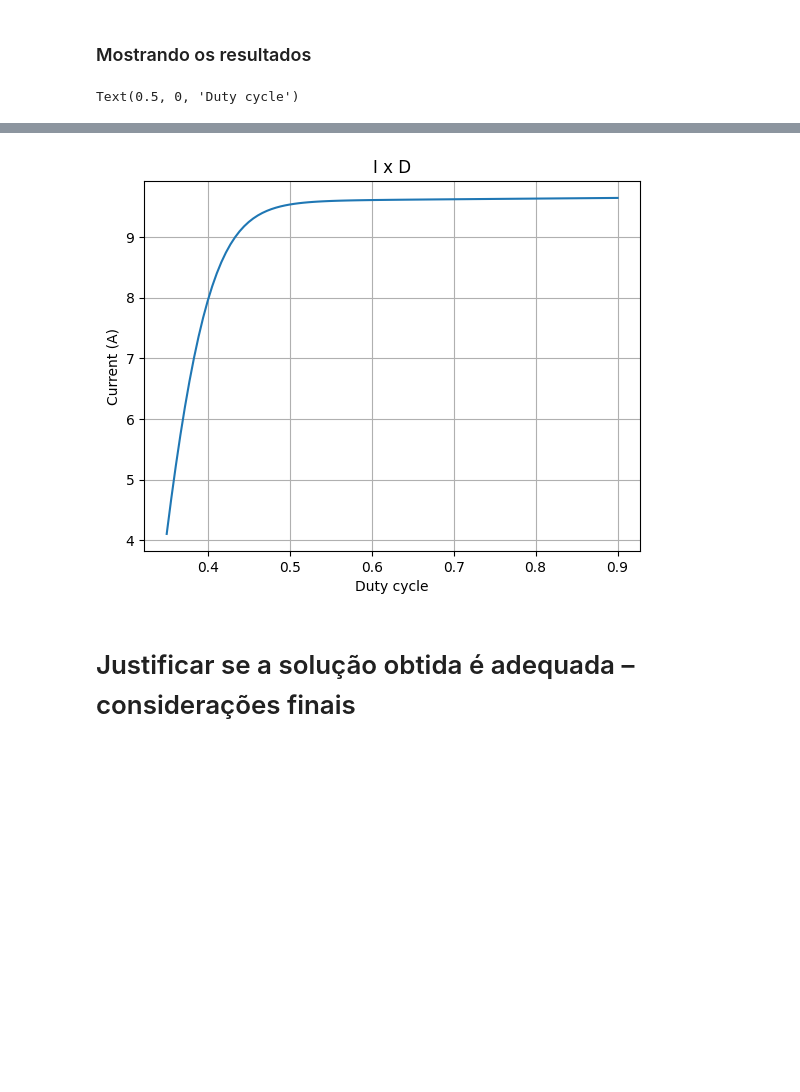
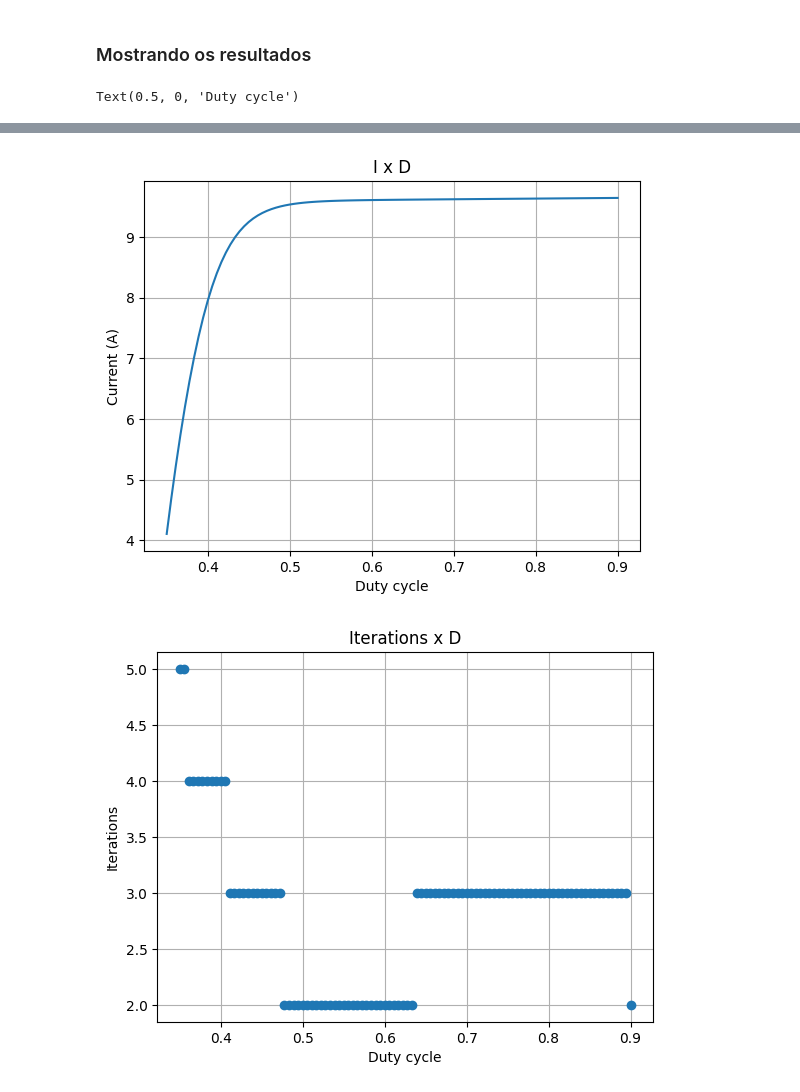
Before and after one commit to AlejoPm03/calculo-numerico, a Jupyter notebook: trabalho-pratico.ipynb, the cells around one changed output, grey strips where cells are left out. Cells and saved outputs as stored; diff of their text form; code cells hidden in the pictures; blank space fills up the shorter version.

```diff
--- a/trabalho-pratico.ipynb
+++ b/trabalho-pratico.ipynb
@@ -368,7 +358,7 @@ def solve_system(duty):
 	res, iter = newton_raphson(lambda x: np.array([f1(x), f2(x)]).flatten(), x0, jacobian, 1e-6, 100)
 
 	# Get the solution
-	return res
+	return res, iter
 # %% [markdown]
 ### Mostrando os resultados
 # %%
@@ -379,7 +369,7 @@ duty_cycles = np.linspace(0.35, 0.9, 100)
 plt.figure()
 power = []
 for duty in duty_cycles:
-	res = solve_system(duty)
+	res = solve_system(duty)[0]
 	power.append(res[0] * res[1])
 
 # Plot the solution
@@ -393,34 +383,47 @@ plt.xlabel('Duty cycle')
 plt.figure()
 voltage = []
 for duty in duty_cycles:
-	res = solve_system(duty)
+	res = solve_system(duty)[0]
 	voltage.append(res[0])
 
 # Plot the solution
 plt.plot(duty_cycles, voltage)
 plt.title("V x D")
 plt.grid()
 plt.ylabel('Voltage (V)')
 plt.xlabel('Duty cycle')
 
 
 # Plot the I x D curve
 plt.figure()
 current = []
 for duty in duty_cycles:
-	res = solve_system(duty)
+	res = solve_system(duty)[0]
 	current.append(res[1])
 
 # Plot the solution
 plt.plot(duty_cycles, current)
 plt.title("I x D")
 plt.grid()
 plt.ylabel('Current (A)')
 plt.xlabel('Duty cycle')
+
+# Plot the iterations x D curve
+plt.figure()
+iterations = []
+for duty in duty_cycles:
+	res = solve_system(duty)[1]
+	iterations.append(res)
+
+# Plot the solution
+plt.plot(duty_cycles, iterations, 'o')
+plt.title("Iterations x D")
+plt.grid()
+plt.ylabel('Iterations')
+plt.xlabel('Duty cycle')
 # %% [output]
 Text(0.5, 0, 'Duty cycle')
 [figure]
 [figure]
 [figure]
+[figure, added]
-# %% [markdown]
-# Justificar se a solução obtida é adequada – considerações finais
```
Also changed, not shown: parts of 8 cells of this notebook.
